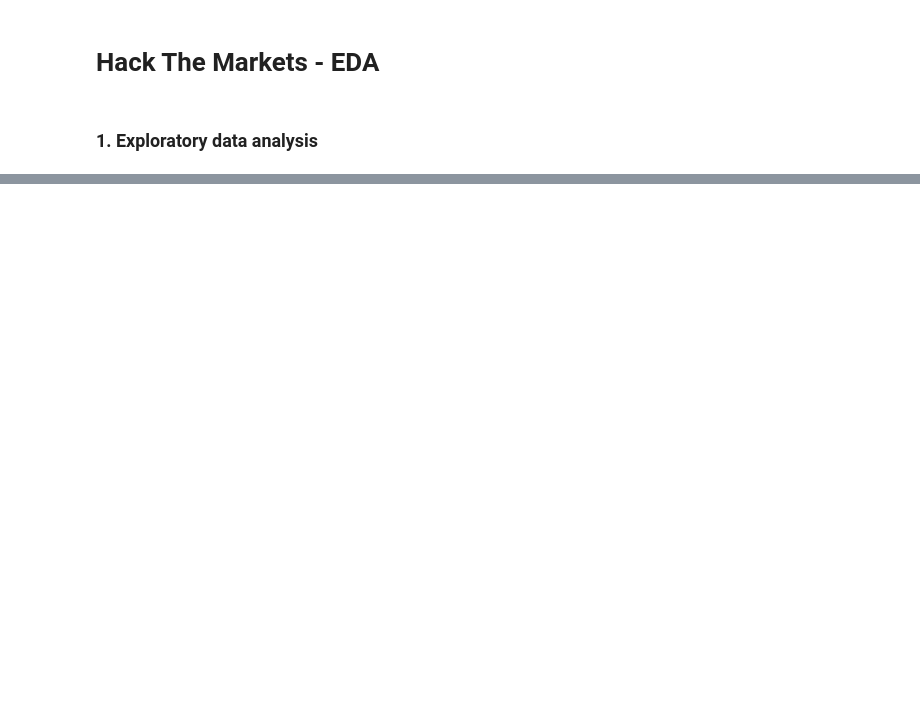
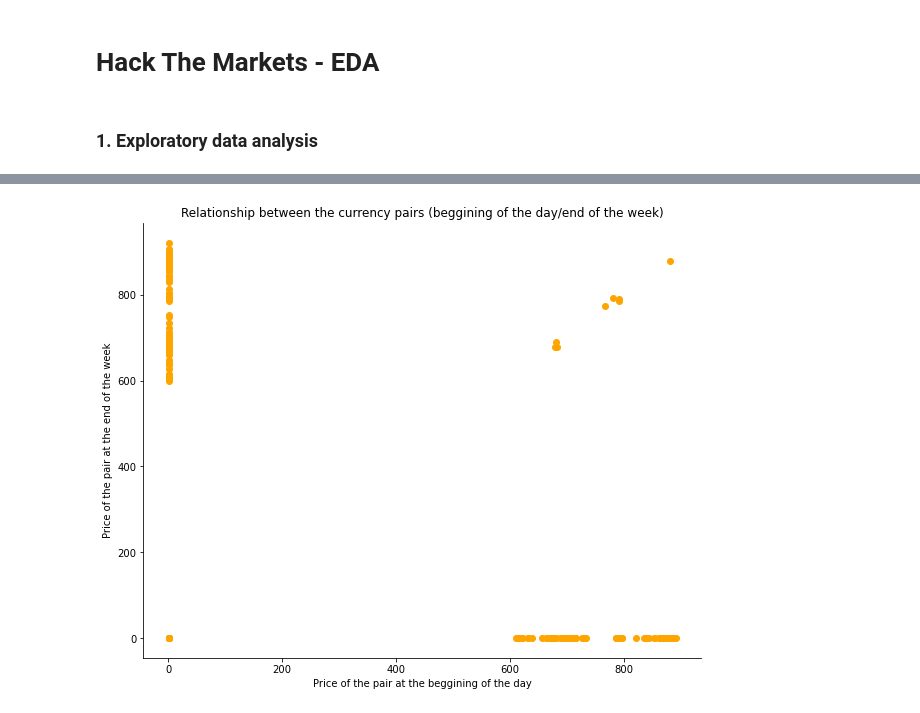
Before and after one commit to MartaBallesterB/FemHack---Hack-The-Markets, a Jupyter notebook: Untitled.ipynb, the cells around one changed output, grey strips where cells are left out. Drawn from its saved outputs; the diff is of its cells as text; code cells hidden in the pictures; blank space fills up the shorter version.

Commit message:
unfinished challenge

```diff
--- a/Untitled.ipynb
+++ b/Untitled.ipynb
@@ -9,2 +10,2 @@ import matplotlib.pyplot as plt
 # %%
-eurolibra = pd.read_csv("./EURGBP.csv")
+eurolibra = pd.read_csv("./data_individual_challenge.csv", sep = ";")
@@ -67,0 +90,15 @@ plt.show()
+# %%
+eurolibra = eurolibra.fillna(0)
+# %%
+fig, ax = plt.subplots(figsize=(10,8))
+ax.scatter(eurolibra['Open'], eurolibra['Close'], color='orange')
+ax.set_xlabel('Price of the pair at the beggining of the day')
+ax.set_ylabel('Price of the pair at the end of the week')
+plt.title('Relationship between the currency pairs (beggining of the day/end of the week)')
+
+ax.spines['top'].set_visible(False)
+ax.spines['right'].set_visible(False)
+
+plt.show()
+# %% [output]
+[figure, added]
```
Also changed, not shown: parts of 18 cells of this notebook.
